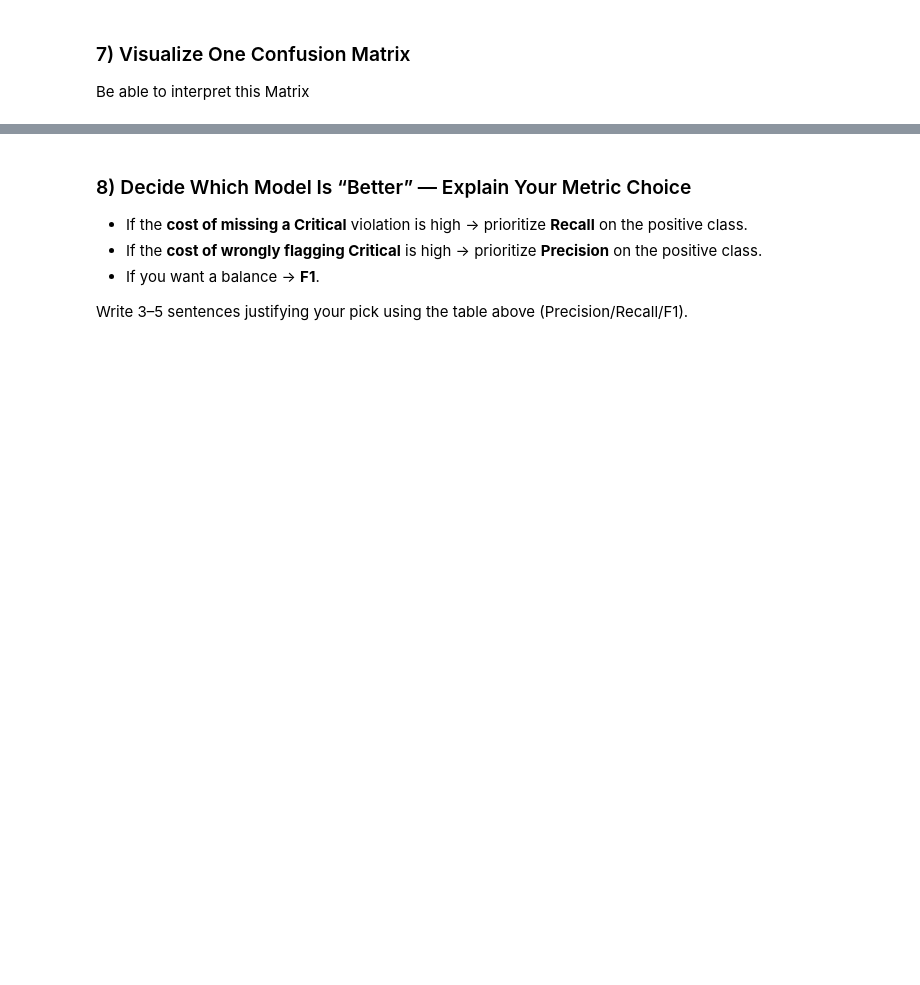
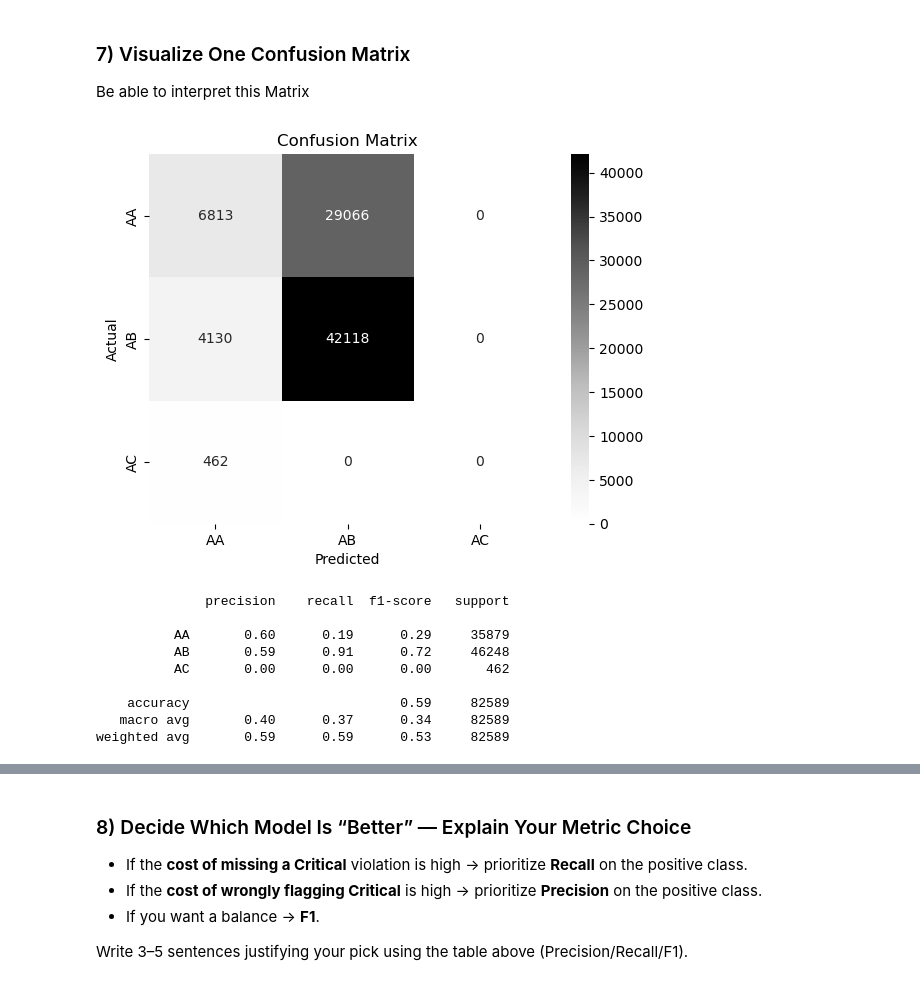
Before and after one commit to ro-the-creator/DA2025_Lectures, a Jupyter notebook: Mod6/CodeAssignments/Mod6L14_CodeAssignment_STUDENT.ipynb, the cells around one changed output, grey strips where cells are left out. Drawn from its saved outputs; the diff is of its cells as text; code cells hidden in the pictures; blank space fills up the shorter version.

```diff
--- a/Mod6/CodeAssignments/Mod6L14_CodeAssignment_STUDENT.ipynb
+++ b/Mod6/CodeAssignments/Mod6L14_CodeAssignment_STUDENT.ipynb
@@ -68,0 +185,24 @@ None
+# %%
+# Pipeline 2
+
+num_features2 = ['SCORE']
+cat_features2 = ['BORO']
+
+num_pipe2 = Pipeline([
+    ('scaler', StandardScaler())
+])
+
+cat_pipe2 = Pipeline([
+    ('onehot', OneHotEncoder(handle_unknown='ignore', drop='first'))
+])
+
+pre2 = ColumnTransformer(
+    transformers= [
+        ('num', num_pipe2, num_features2),
+        ('cat', cat_pipe2, cat_features2)
+    ])
+
+pipe2 = Pipeline([
+    ('pre', pre2),
+    ('model', LogisticRegression())
+])
@@ -86,0 +255,4 @@ None
+# %%
+# model 2 preds
+model2 = pipe2.fit(x2_train, y2_train)
+y2_pred = model2.predict(x2_test)
@@ -92,0 +275,26 @@ None
+# %%
+# confusion matrix 2
+cm2 = confusion_matrix(y2_test, y2_pred)
+
+# visualizing with heatmap
+sns.heatmap(cm2, annot=True, fmt='d', cmap='Greys',
+            xticklabels=['AA', 'AB', 'AC'],
+            yticklabels=['AA', 'AB', 'AC'])
+plt.ylabel('Actual')
+plt.xlabel('Predicted')
+plt.title('Confusion Matrix')
+plt.show()
+
+# report
+print(classification_report(y2_test, y2_pred, target_names=['AA', 'AB', 'AC']))
+# %% [output]
+[figure, added]
+              precision    recall  f1-score   support
+
+          AA       0.60      0.19      0.29     35879
+          AB       0.59      0.91      0.72     46248
+          AC       0.00      0.00      0.00       462
+
+    accuracy                           0.59     82589
+   macro avg       0.40      0.37      0.34     82589
+weighted avg       0.59      0.59      0.53     82589
```
Also changed, not shown: parts of 25 cells of this notebook, 9 other files.
